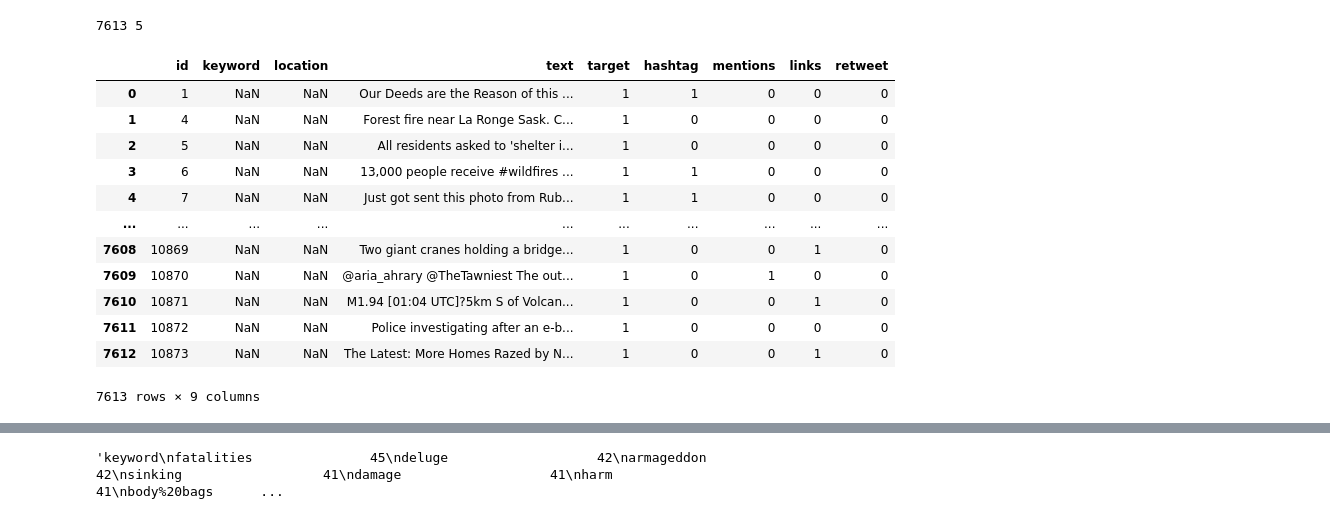
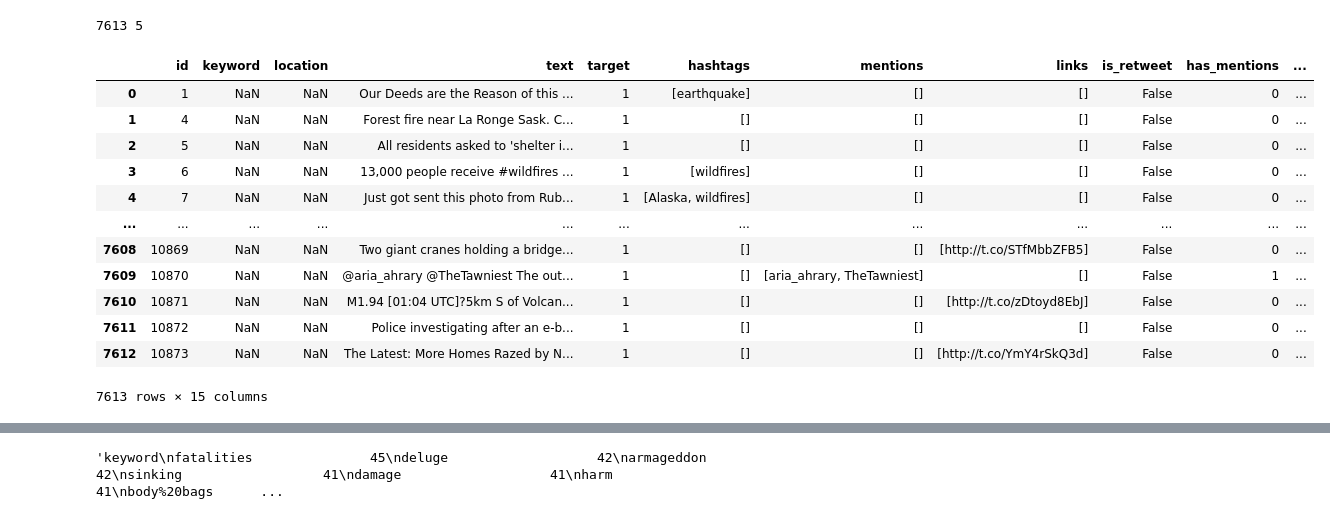
Before and after one commit to benon33/w207-final, a Jupyter notebook: Aastha_EDA.ipynb, the cells around one changed output, grey strips where cells are left out. Drawn from its saved outputs; the diff is of its cells as text; code cells hidden in the pictures.

```diff
--- a/Aastha_EDA.ipynb
+++ b/Aastha_EDA.ipynb
@@ -32,8 +30,8 @@ np.random.seed(0)
 # %% [output]
 Requirement already satisfied: tweet-preprocessor in /usr/local/lib/python3.7/dist-packages (0.6.0)
 # %%
-train_data =  pd.read_csv('/train.csv')
-test_data =  pd.read_csv('/test.csv')
+train_data =  pd.read_csv('/content/train.csv')
+test_data =  pd.read_csv('/content/test.csv')
 # %% [markdown]
 features:
 
@@ -50,61 +48,66 @@ print(train_data.shape[0], train_data.shape[1])
 # %%
 # Thoughts on breaking down hashtags and tags into their own features? Might be useful
 # Found this article that does it: https://towardsdatascience.com/basic-tweet-preprocessing-in-python-efd8360d529e
-train_data['hashtag'] = train_data['text'].apply(lambda s: re.findall(r'#(\w+)', s))
-test_data['hashtag'] = train_data['text'].apply(lambda s: re.findall(r'#(\w+)', s))
+train_data['hashtags'] = train_data['text'].apply(lambda s: re.findall(r'#(\w+)', s))
+test_data['hashtags'] = train_data['text'].apply(lambda s: re.findall(r'#(\w+)', s))
 
 train_data['mentions'] = train_data['text'].apply(lambda x: re.findall(r"@(\w+)", x))
 test_data['mentions'] = train_data['text'].apply(lambda x: re.findall(r"@(\w+)", x))
 
-train_data['links'] = train_data['text'].apply(lambda x: re.findall(r"http:\/\/(\w+)", x))
-test_data['links'] = train_data['text'].apply(lambda x: re.findall(r"http:\/\/(\w+)", x))
+# The data has all links replaced with links that start with "t.co", for example http://t.co/lHYXEOHY6C
+# See https://help.twitter.com/en/using-twitter/url-shortener
+train_data['links'] = train_data['text'].apply(lambda x: re.findall(r"(https?:\/\/t.co/\w+)", x))
+test_data['links'] = train_data['text'].apply(lambda x: re.findall(r"(https?:\/\/t.co/\w+)", x))
 
-train_data['retweet'] = train_data['text'].apply(lambda x: "rt" in x.lower().split())
-test_data['retweet'] = train_data['text'].apply(lambda x: "rt" in x.lower().split())
+train_data['is_retweet'] = train_data['text'].apply(lambda x: "rt" in x.lower().split())
+test_data['is_retweet'] = train_data['text'].apply(lambda x: "rt" in x.lower().split())
 
-train_data.mentions = train_data.mentions.apply(lambda y: 0 if len(y)==0 else 1)
-test_data.mentions = test_data.mentions.apply(lambda y: 0 if len(y)==0 else 1)
-train_data.hashtag = train_data.hashtag.apply(lambda y: 0 if len(y)==0 else 1)
-test_data.hashtag = test_data.hashtag.apply(lambda y: 0 if len(y)==0 else 1)
+train_data['has_mentions'] = train_data.mentions.apply(lambda y: 0 if len(y)==0 else 1)
+test_data['has_mentions'] = test_data.mentions.apply(lambda y: 0 if len(y)==0 else 1)
 
-train_data.links = train_data.links.apply(lambda y: 0 if len(y)==0 else 1)
-test_data.links = test_data.links.apply(lambda y: 0 if len(y)==0 else 1)
+train_data['has_hashtags'] = train_data.hashtags.apply(lambda y: 0 if len(y)==0 else 1)
+test_data['has_hashtags'] = test_data.hashtags.apply(lambda y: 0 if len(y)==0 else 1)
 
-train_data.retweet = train_data.retweet.apply(lambda y: 0 if y == False else 1)
-test_data.retweet = test_data.retweet.apply(lambda y: 0 if y == False else 1)
+train_data['has_links'] = train_data.links.apply(lambda y: 0 if len(y)==0 else 1)
+test_data['has_links'] = test_data.links.apply(lambda y: 0 if len(y)==0 else 1)
+
+train_data['mention_count'] = train_data.mentions.apply(lambda y: len(y))
+test_data['mention_count'] = test_data.mentions.apply(lambda y: len(y))
+train_data['hashtag_count'] = train_data.hashtags.apply(lambda y: len(y))
+test_data['hashtag_count'] = test_data.hashtags.apply(lambda y: len(y))
+
+train_data['link_count'] = train_data.links.apply(lambda y: len(y))
+test_data['link_count'] = test_data.links.apply(lambda y: len(y))
 
 # print(train_data[train_data.hashtag.astype(bool)])
 # print(train_data[train_data.mentions.astype(bool)])
-
-# TODO: Make a feature for retweets
-# TODO: Make a feature for links
 
 # Replace empty list with NANs
 
 
 train_data
 
 # for i,v in enumerate(train_data['text']):
 #   train_data.loc[i,'text'] = p.clean(v)
 
 # for i,v in enumerate(test_data['text']):
 #   test_data.loc[i,'text'] = p.clean(v)
 
 # dev_data = train_data[5000:]
 # train_data = train_data[:5000]
 
 # TODO: Actually break these sets down into shuffled sets + labels
 # %% [output]
-|  | id | keyword | location | text | target | hashtag | mentions | links | retweet |
-| 0 | 1 | NaN | NaN | Our Deeds are the Reason of this ... | 1 | 1 | 0 | 0 | 0 |
-| 1 | 4 | NaN | NaN | Forest fire near La Ronge Sask. C... | 1 | 0 | 0 | 0 | 0 |
-| 2 | 5 | NaN | NaN | All residents asked to 'shelter i... | 1 | 0 | 0 | 0 | 0 |
-| 3 | 6 | NaN | NaN | 13,000 people receive #wildfires ... | 1 | 1 | 0 | 0 | 0 |
-| 4 | 7 | NaN | NaN | Just got sent this photo from Rub... | 1 | 1 | 0 | 0 | 0 |
-| ... | ... | ... | ... | ... | ... | ... | ... | ... | ... |
-| 7608 | 10869 | NaN | NaN | Two giant cranes holding a bridge... | 1 | 0 | 0 | 1 | 0 |
-| 7609 | 10870 | NaN | NaN | @aria_ahrary @TheTawniest The out... | 1 | 0 | 1 | 0 | 0 |
-| 7610 | 10871 | NaN | NaN | M1.94 [01:04 UTC]?5km S of Volcan... | 1 | 0 | 0 | 1 | 0 |
-| 7611 | 10872 | NaN | NaN | Police investigating after an e-b... | 1 | 0 | 0 | 0 | 0 |
-| 7612 | 10873 | NaN | NaN | The Latest: More Homes Razed by N... | 1 | 0 | 0 | 1 | 0 |
+|  | id | keyword | location | text | target | hashtags | mentions | links | is_retweet | has_mentions | ... |
+| 0 | 1 | NaN | NaN | Our Deeds are the Reason of this ... | 1 | [earthquake] | [] | [] | False | 0 | ... |
+| 1 | 4 | NaN | NaN | Forest fire near La Ronge Sask. C... | 1 | [] | [] | [] | False | 0 | ... |
+| 2 | 5 | NaN | NaN | All residents asked to 'shelter i... | 1 | [] | [] | [] | False | 0 | ... |
+| 3 | 6 | NaN | NaN | 13,000 people receive #wildfires ... | 1 | [wildfires] | [] | [] | False | 0 | ... |
+| 4 | 7 | NaN | NaN | Just got sent this photo from Rub... | 1 | [Alaska, wildfires] | [] | [] | False | 0 | ... |
+| ... | ... | ... | ... | ... | ... | ... | ... | ... | ... | ... | ... |
+| 7608 | 10869 | NaN | NaN | Two giant cranes holding a bridge... | 1 | [] | [] | [http://t.co/STfMbbZFB5] | False | 0 | ... |
+| 7609 | 10870 | NaN | NaN | @aria_ahrary @TheTawniest The out... | 1 | [] | [aria_ahrary, TheTawniest] | [] | False | 1 | ... |
+| 7610 | 10871 | NaN | NaN | M1.94 [01:04 UTC]?5km S of Volcan... | 1 | [] | [] | [http://t.co/zDtoyd8EbJ] | False | 0 | ... |
+| 7611 | 10872 | NaN | NaN | Police investigating after an e-b... | 1 | [] | [] | [] | False | 0 | ... |
+| 7612 | 10873 | NaN | NaN | The Latest: More Homes Razed by N... | 1 | [] | [] | [http://t.co/YmY4rSkQ3d] | False | 0 | ... |
-7613 rows × 9 columns
+7613 rows × 15 columns
```
Also changed, not shown: parts of 12 cells of this notebook.
